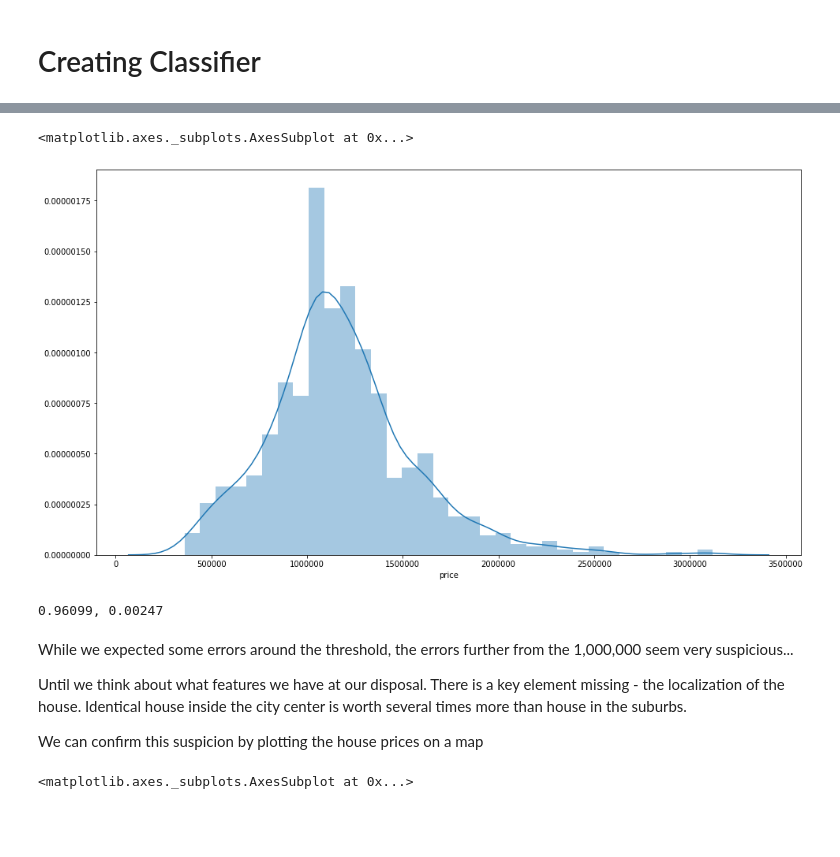
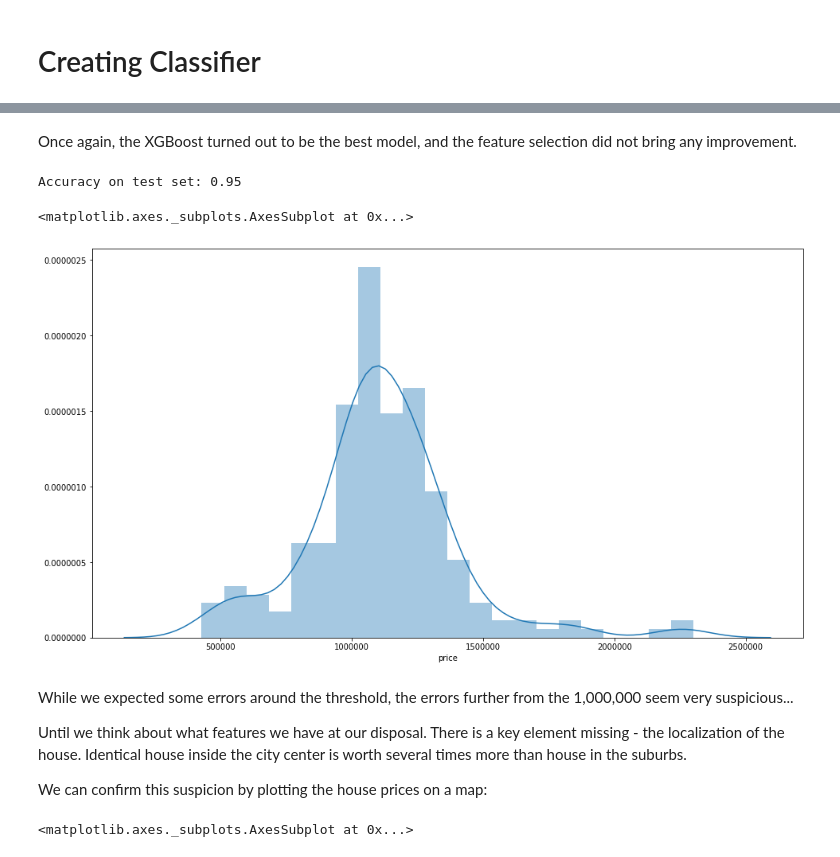
Before and after one commit to PabloOb/housing_seattle, a Jupyter notebook: analysis.ipynb, the cells around one changed output, grey strips where cells are left out. Cells and saved outputs as stored; diff of their text form; code cells hidden in the pictures; blank space fills up the shorter version.

```diff
--- a/analysis.ipynb
+++ b/analysis.ipynb
@@ -492,0 +523,5 @@ y_train = housing['price_bin']
+# %%
+sgd_clf_selected = linear_model.SGDClassifier()
+sgd_clf_selected.fit(X_train[train_features_selected], y_train_classification)
+
+evaluate_classifier(sgd_clf_selected, X_train[train_features_selected], y_train_classification, 'SGD', 'Selected features')
@@ -492,0 +530,5 @@ y_train = housing['price_bin']
+# %%
+forest_clf = RandomForestClassifier()
+forest_clf.fit(X_train, y_train_classification)
+
+evaluate_classifier(forest_clf, X_train, y_train_classification, 'Random Forest', 'All features')
@@ -492,0 +537,5 @@ y_train = housing['price_bin']
+# %%
+xgb_clf = XGBClassifier()
+xgb_clf.fit(X_train, y_train_classification)
+
+evaluate_classifier(xgb_clf, X_train, y_train_classification, 'XGBOOST', 'All features')
@@ -529,5 +561,14 @@ scores.mean()
+# %% [markdown]
+Once again, the XGBoost turned out to be the best model, and the feature selection did not bring any improvement.
+# %%
+predictions = xgb_clf.predict(X_test[train_features_all])
+y_test_classification = test_set['price_bin']
+test_accuracy = 1 - sum(predictions!=y_test_classification)/len(predictions)
+print(f'Accuracy on test set: {test_accuracy:.2f}')
+# %% [output]
+Accuracy on test set: 0.95
 # %%
-sns.distplot(housing['price'][predictions!=y_train])
+sns.distplot(test_set['price'][predictions!=y_test_classification])
 # %% [output]
 <matplotlib.axes._subplots.AxesSubplot at 0x...>
-[figure, old version]
+[figure, new version]
@@ -540,11 +575,7 @@ xgb_scores = cross_val_score(xgb_clf, X_train, y_train)
-# %%
-print(f'{xgb_scores.mean():.5f}, {xgb_scores.std():.5f}')
-# %% [output]
-0.96099, 0.00247
 # %% [markdown]
 While we expected some errors around the threshold, the errors further from the 1,000,000 seem very suspicious...
 
 Until we think about what features we have at our disposal. There is a key element missing - the localization of the house. Identical house inside the city center is worth several times more than house in the suburbs.
 
-We can confirm this suspicion by plotting the house prices on a map
+We can confirm this suspicion by plotting the house prices on a map:
 # %%
```
Also changed, not shown: parts of 63 cells of this notebook.
